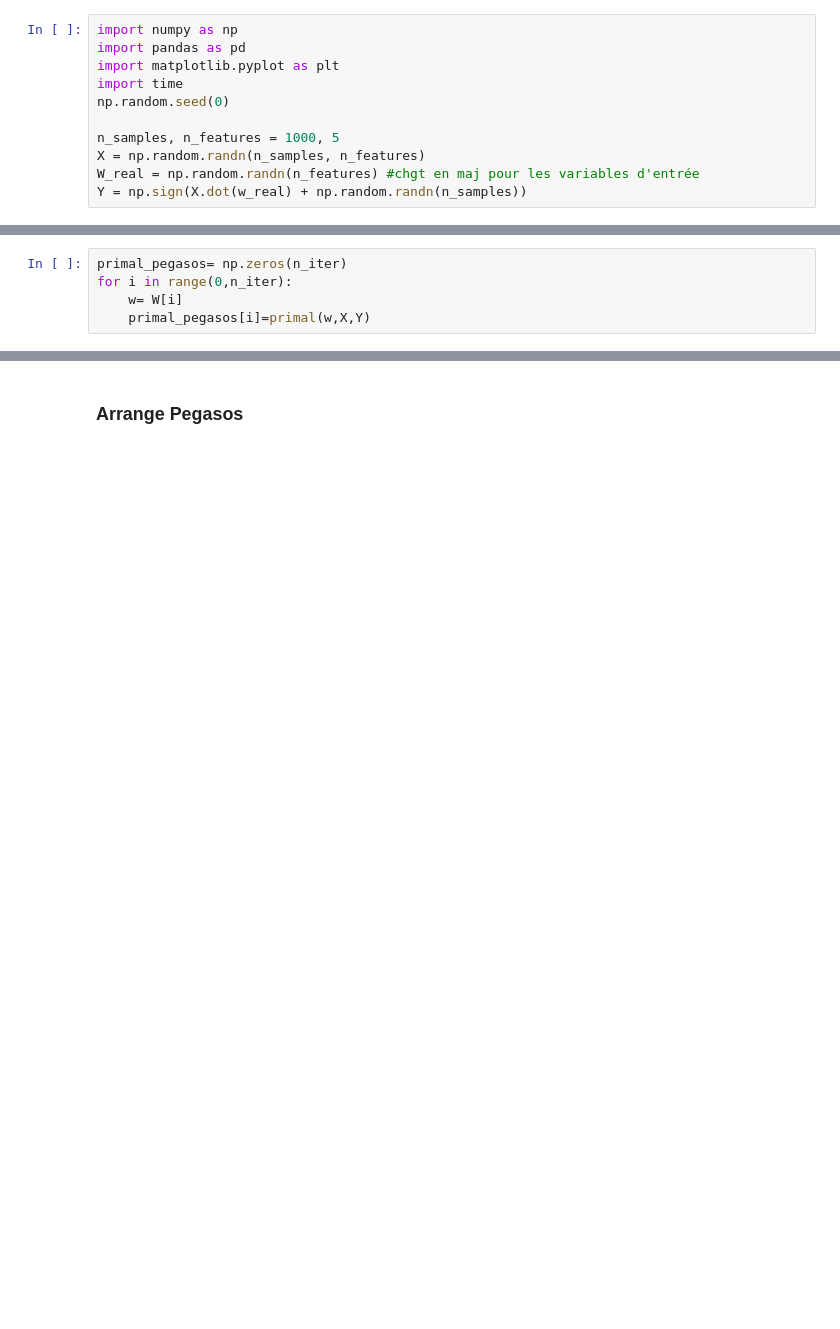
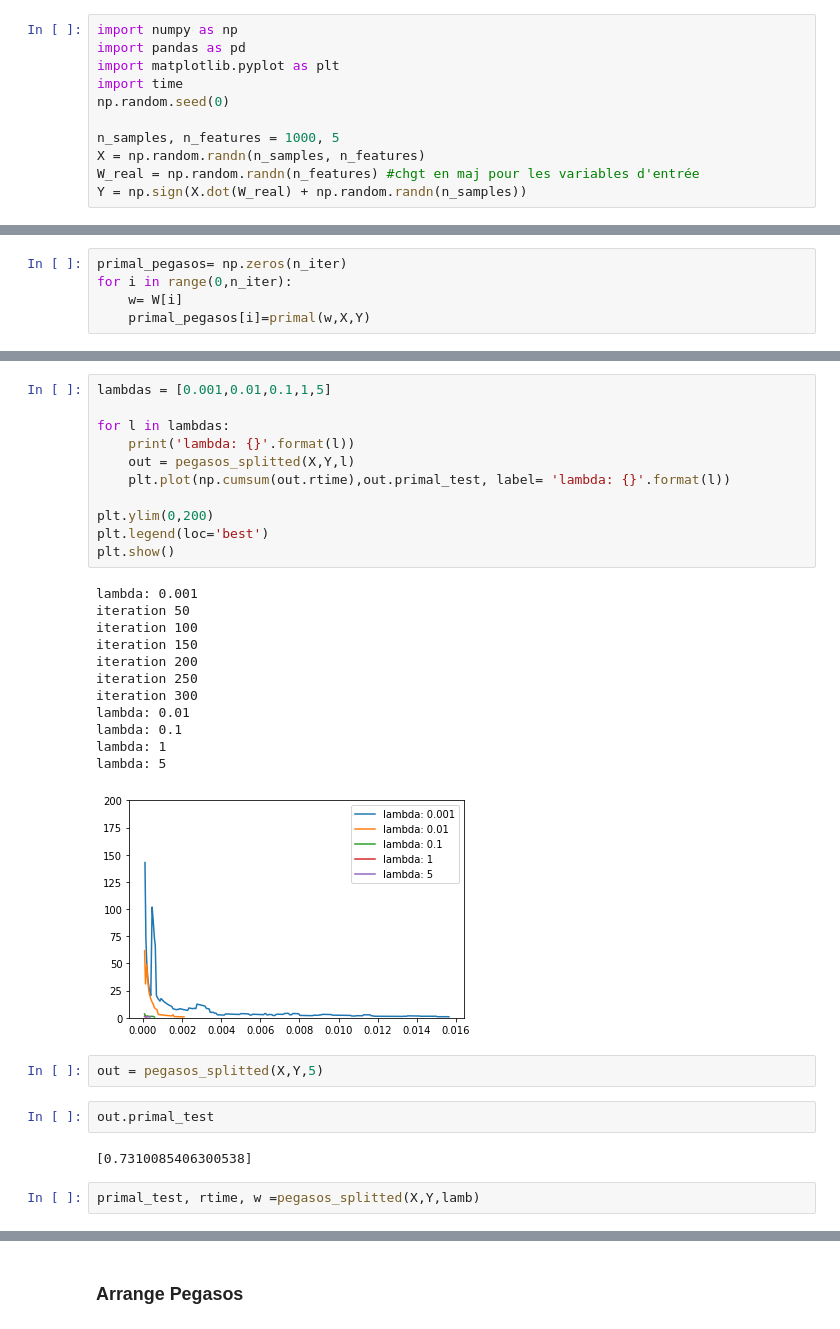
Before and after one commit to gauthier-schweitzer/soadml, a Jupyter notebook: pegasos.ipynb, the cells around one changed output, grey strips where cells are left out. Drawn from its saved outputs; the diff is of its cells as text; blank space fills up the shorter version.

```diff
--- a/pegasos.ipynb
+++ b/pegasos.ipynb
@@ -17,4 +17,4 @@ np.random.seed(0)
 n_samples, n_features = 1000, 5
 X = np.random.randn(n_samples, n_features)
 W_real = np.random.randn(n_features) #chgt en maj pour les variables d'entrée
-Y = np.sign(X.dot(w_real) + np.random.randn(n_samples))
+Y = np.sign(X.dot(W_real) + np.random.randn(n_samples))
@@ -145,0 +278,32 @@ len(rtime.cumsum())
+# %%
+lambdas = [0.001,0.01,0.1,1,5]
+
+for l in lambdas:
+    print('lambda: {}'.format(l))
+    out = pegasos_splitted(X,Y,l)
+    plt.plot(np.cumsum(out.rtime),out.primal_test, label= 'lambda: {}'.format(l))
+
+plt.ylim(0,200)
+plt.legend(loc='best')
+plt.show()
+# %% [output]
+lambda: 0.001
+iteration 50
+iteration 100
+iteration 150
+iteration 200
+iteration 250
+iteration 300
+lambda: 0.01
+lambda: 0.1
+lambda: 1
+lambda: 5
+[figure, added]
+# %%
+out = pegasos_splitted(X,Y,5)
+# %%
+out.primal_test
+# %% [output]
+[0.7310085406300538]
+# %%
+primal_test, rtime, w =pegasos_splitted(X,Y,lamb)
```
Also changed, not shown: parts of 34 cells of this notebook.
